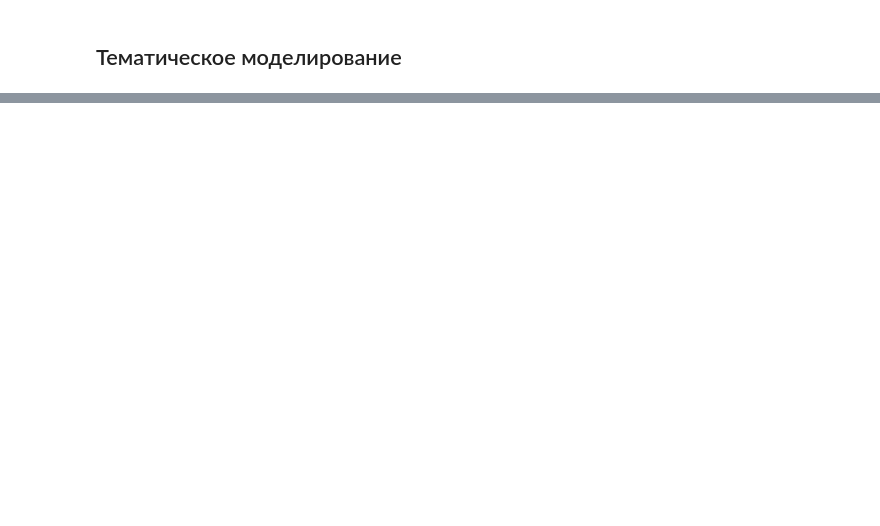
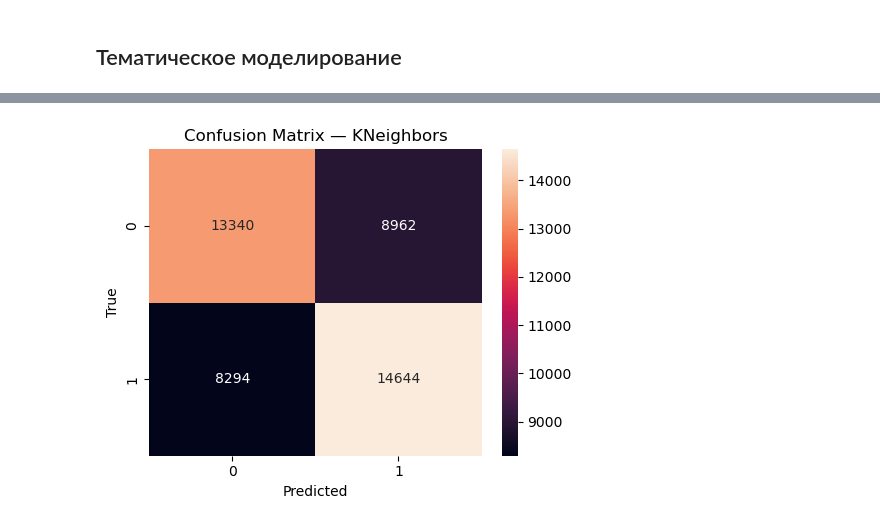
Before and after one commit to Arkturiuso/MLTeamProject, a Jupyter notebook: TwitterPosts.ipynb, the cells around one changed output, grey strips where cells are left out. Cells and saved outputs as stored; diff of their text form; code cells hidden in the pictures; blank space fills up the shorter version.

```diff
--- a/TwitterPosts.ipynb
+++ b/TwitterPosts.ipynb
@@ -205,0 +242,5 @@ print_topics(nmf_neg, vectorizer.get_feature_names_out())
+# %%
+X_train, X_test, y_train, y_test = train_test_split(
+    X, dataset['sentiment'], test_size=0.2, random_state=42, stratify=dataset['sentiment']
+)
+print(f"Обучающая выборка: {X_train.shape}\nТестовая: {X_test.shape}")
@@ -205,0 +252,5 @@ print_topics(nmf_neg, vectorizer.get_feature_names_out())
+# %%
+knn = KNeighborsClassifier(n_neighbors=5, metric='minkowski')
+knn.fit(X_train, y_train)
+knn_preds = knn.predict(X_test)
+knn_probs = knn.predict_proba(X_test)[:, 1]
@@ -205,0 +279,8 @@ print_topics(nmf_neg, vectorizer.get_feature_names_out())
+# %%
+cm = confusion_matrix(y_test, knn_preds)
+plt.figure(figsize=(5, 4))
+sns.heatmap(cm, annot=True, fmt="d")
+plt.title("Confusion Matrix — KNeighbors")
+plt.ylabel("True"); plt.xlabel("Predicted"); plt.tight_layout(); plt.show()
+# %% [output]
+[figure, added]
```
Also changed, not shown: parts of 33 cells of this notebook, 2 other files.
